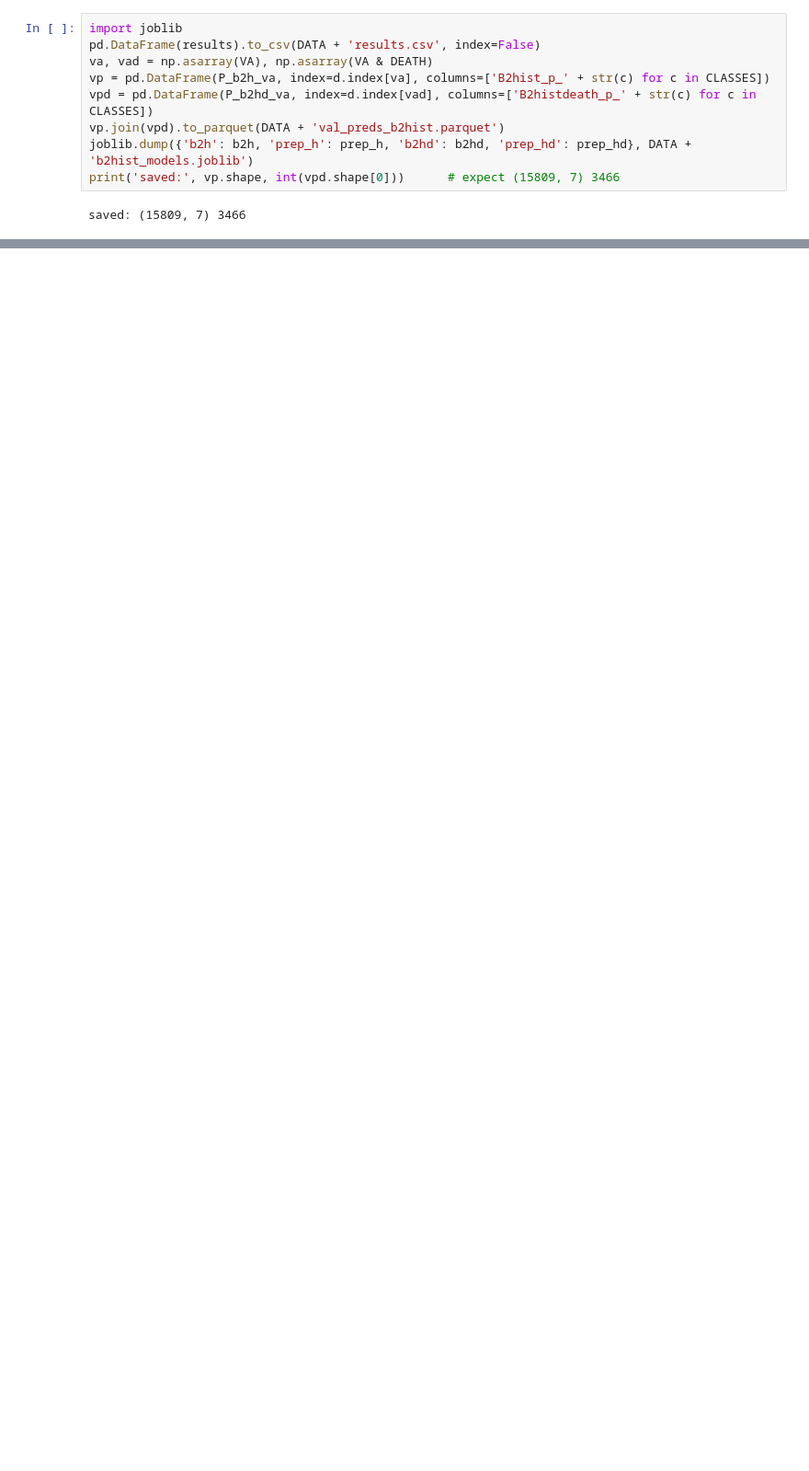
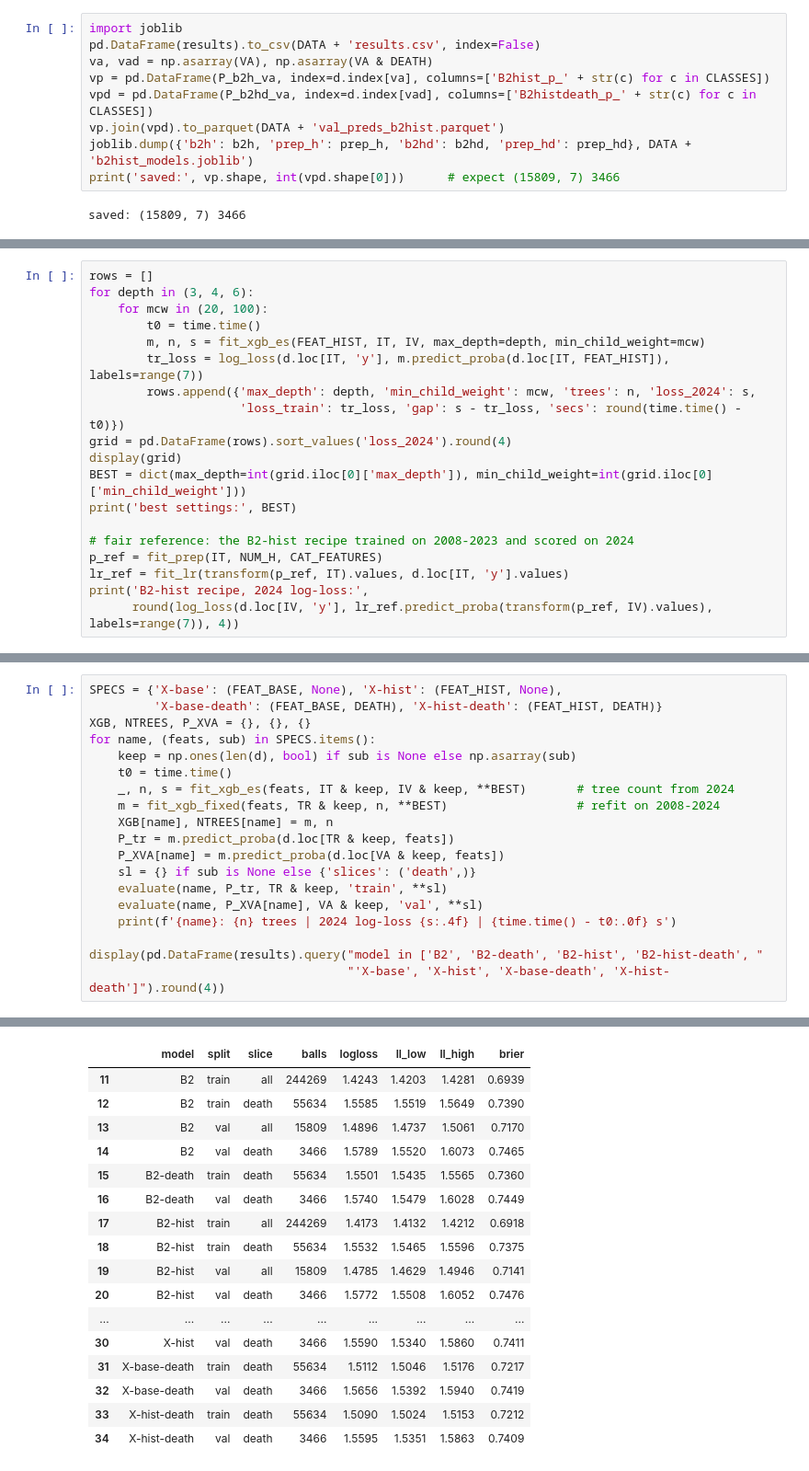
Before and after one commit to arjunnamburi/ml_death_overs_ipl, a Jupyter notebook: notebooks/models.ipynb, the cells around one changed output, grey strips where cells are left out. Shown at 92% size. Drawn from its saved outputs; the diff is of its cells as text; blank space fills up the shorter version.

Commit message:
FInished Analysis and fitted XGBoost models

```diff
--- a/notebooks/models.ipynb
+++ b/notebooks/models.ipynb
@@ -1240,0 +1290,19 @@ display(pd.DataFrame(rows).round(4))
+# %%
+rows = []
+for depth in (3, 4, 6):
+    for mcw in (20, 100):
+        t0 = time.time()
+        m, n, s = fit_xgb_es(FEAT_HIST, IT, IV, max_depth=depth, min_child_weight=mcw)
+        tr_loss = log_loss(d.loc[IT, 'y'], m.predict_proba(d.loc[IT, FEAT_HIST]), labels=range(7))
+        rows.append({'max_depth': depth, 'min_child_weight': mcw, 'trees': n, 'loss_2024': s,
+                     'loss_train': tr_loss, 'gap': s - tr_loss, 'secs': round(time.time() - t0)})
+grid = pd.DataFrame(rows).sort_values('loss_2024').round(4)
+display(grid)
+BEST = dict(max_depth=int(grid.iloc[0]['max_depth']), min_child_weight=int(grid.iloc[0]['min_child_weight']))
+print('best settings:', BEST)
+
+# fair reference: the B2-hist recipe trained on 2008-2023 and scored on 2024
+p_ref = fit_prep(IT, NUM_H, CAT_FEATURES)
+lr_ref = fit_lr(transform(p_ref, IT).values, d.loc[IT, 'y'].values)
+print('B2-hist recipe, 2024 log-loss:',
+      round(log_loss(d.loc[IV, 'y'], lr_ref.predict_proba(transform(p_ref, IV).values), labels=range(7)), 4))
@@ -1240,0 +1337,20 @@ display(pd.DataFrame(rows).round(4))
+# %%
+SPECS = {'X-base': (FEAT_BASE, None), 'X-hist': (FEAT_HIST, None),
+         'X-base-death': (FEAT_BASE, DEATH), 'X-hist-death': (FEAT_HIST, DEATH)}
+XGB, NTREES, P_XVA = {}, {}, {}
+for name, (feats, sub) in SPECS.items():
+    keep = np.ones(len(d), bool) if sub is None else np.asarray(sub)
+    t0 = time.time()
+    _, n, s = fit_xgb_es(feats, IT & keep, IV & keep, **BEST)       # tree count from 2024
+    m = fit_xgb_fixed(feats, TR & keep, n, **BEST)                  # refit on 2008-2024
+    XGB[name], NTREES[name] = m, n
+    P_tr = m.predict_proba(d.loc[TR & keep, feats])
+    P_XVA[name] = m.predict_proba(d.loc[VA & keep, feats])
+    sl = {} if sub is None else {'slices': ('death',)}
+    evaluate(name, P_tr, TR & keep, 'train', **sl)
+    evaluate(name, P_XVA[name], VA & keep, 'val', **sl)
+    print(f'{name}: {n} trees | 2024 log-loss {s:.4f} | {time.time() - t0:.0f} s')
+
+display(pd.DataFrame(results).query("model in ['B2', 'B2-death', 'B2-hist', 'B2-hist-death', "
+                                    "'X-base', 'X-hist', 'X-base-death', 'X-hist-death']").round(4))
+# %% [output]
@@ -1240,0 +1372,17 @@ display(pd.DataFrame(rows).round(4))
+|  | model | split | slice | balls | logloss | ll_low | ll_high | brier |
+| 11 | B2 | train | all | 244269 | 1.4243 | 1.4203 | 1.4281 | 0.6939 |
+| 12 | B2 | train | death | 55634 | 1.5585 | 1.5519 | 1.5649 | 0.7390 |
+| 13 | B2 | val | all | 15809 | 1.4896 | 1.4737 | 1.5061 | 0.7170 |
+| 14 | B2 | val | death | 3466 | 1.5789 | 1.5520 | 1.6073 | 0.7465 |
+| 15 | B2-death | train | death | 55634 | 1.5501 | 1.5435 | 1.5565 | 0.7360 |
+| 16 | B2-death | val | death | 3466 | 1.5740 | 1.5479 | 1.6028 | 0.7449 |
+| 17 | B2-hist | train | all | 244269 | 1.4173 | 1.4132 | 1.4212 | 0.6918 |
+| 18 | B2-hist | train | death | 55634 | 1.5532 | 1.5465 | 1.5596 | 0.7375 |
+| 19 | B2-hist | val | all | 15809 | 1.4785 | 1.4629 | 1.4946 | 0.7141 |
+| 20 | B2-hist | val | death | 3466 | 1.5772 | 1.5508 | 1.6052 | 0.7476 |
+| ... | ... | ... | ... | ... | ... | ... | ... | ... |
+| 30 | X-hist | val | death | 3466 | 1.5590 | 1.5340 | 1.5860 | 0.7411 |
+| 31 | X-base-death | train | death | 55634 | 1.5112 | 1.5046 | 1.5176 | 0.7217 |
+| 32 | X-base-death | val | death | 3466 | 1.5656 | 1.5392 | 1.5940 | 0.7419 |
+| 33 | X-hist-death | train | death | 55634 | 1.5090 | 1.5024 | 1.5153 | 0.7212 |
+| 34 | X-hist-death | val | death | 3466 | 1.5595 | 1.5351 | 1.5863 | 0.7409 |
```
Also changed, not shown: parts of 26 cells of this notebook.
